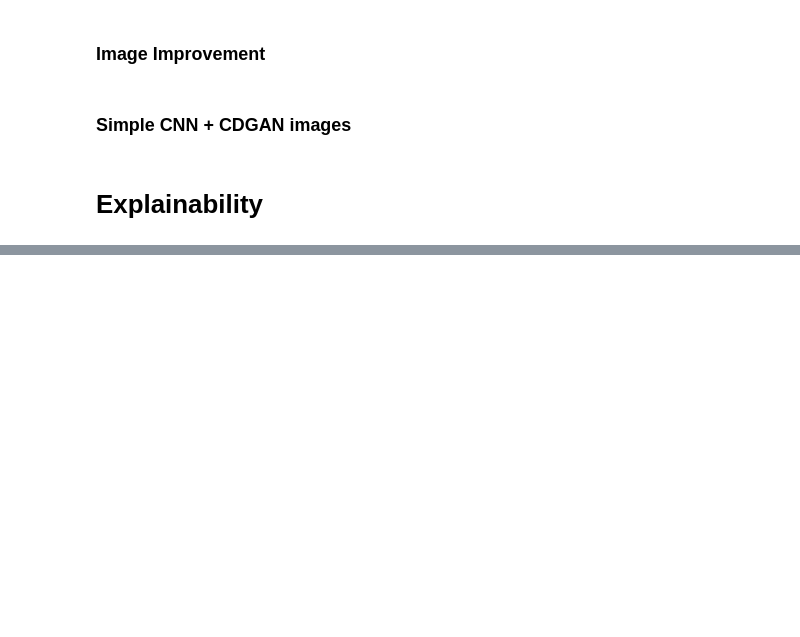
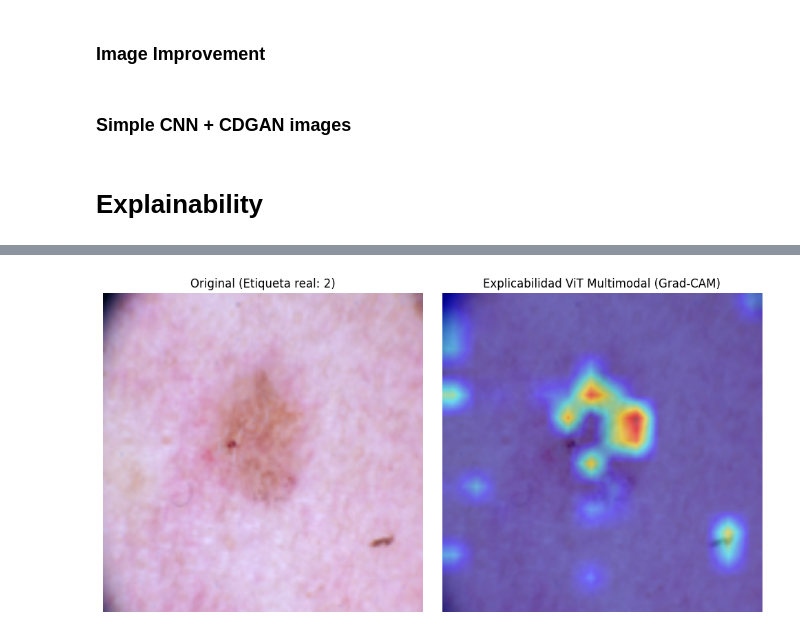
Before and after one commit to Gonzatorra/Advanced-ML-Project, a Jupyter notebook: Deliverable1/main.ipynb, the cells around one changed output, grey strips where cells are left out. Saved outputs shown, nothing was run; the diff lists cells and outputs as text; code cells hidden in the pictures; blank space fills up the shorter version.

```diff
--- a/Deliverable1/main.ipynb
+++ b/Deliverable1/main.ipynb
@@ -2731,0 +2595,35 @@ plt.show()
+# %%
+# Cargar Modelo ViT
+num_classes = 7
+meta_input_dim = X_train_meta_tensor.shape[1]
+multimodal_model = MultiModalViT(meta_input_dim, num_classes).to(device)
+multimodal_model.load_state_dict(torch.load("checkpoints/best_multimodal_vit_V3.pth", map_location=device))
+multimodal_model.eval()
+
+# Cargar Datos ViT
+test_dataset_vit = MultiModalDataset(X_test_tensor, X_test_meta_tensor, y_test_tensor, transform=val_transform_vit)
+test_loader_vit = DataLoader(test_dataset_vit, batch_size=BATCH_SIZE, shuffle=False)
+
+# Extraer imagen y metadatos
+dataiter_vit = iter(test_loader_vit)
+images_vit, metas_vit, labels_vit = next(dataiter_vit)
+indice_vit = 24
+input_img_vit = images_vit[indice_vit].unsqueeze(0).to(device)
+input_meta_vit = metas_vit[indice_vit].unsqueeze(0).to(device)
+true_label_vit = labels_vit[indice_vit].item()
+
+# Envolver modelo y generar CAM ViT
+wrapper_model = ViTMultimodalWrapper(multimodal_model, input_meta_vit)
+target_layers_vit = [wrapper_model.model.vit.encoder.layers[-1].ln_1]
+
+cam_vit = GradCAM(
+    model=wrapper_model,
+    target_layers=target_layers_vit,
+    reshape_transform=reshape_transform
+)
+grayscale_cam_vit = cam_vit(input_tensor=input_img_vit, targets=None)[0, :]
+
+# Visualizar usando la función reutilizable
+show_gradcam(input_img_vit, grayscale_cam_vit, true_label_vit, titulo="Explicabilidad ViT Multimodal (Grad-CAM)")
+# %% [output]
+[figure, added]
```
Also changed, not shown: parts of 8 cells of this notebook, 1 other file.
